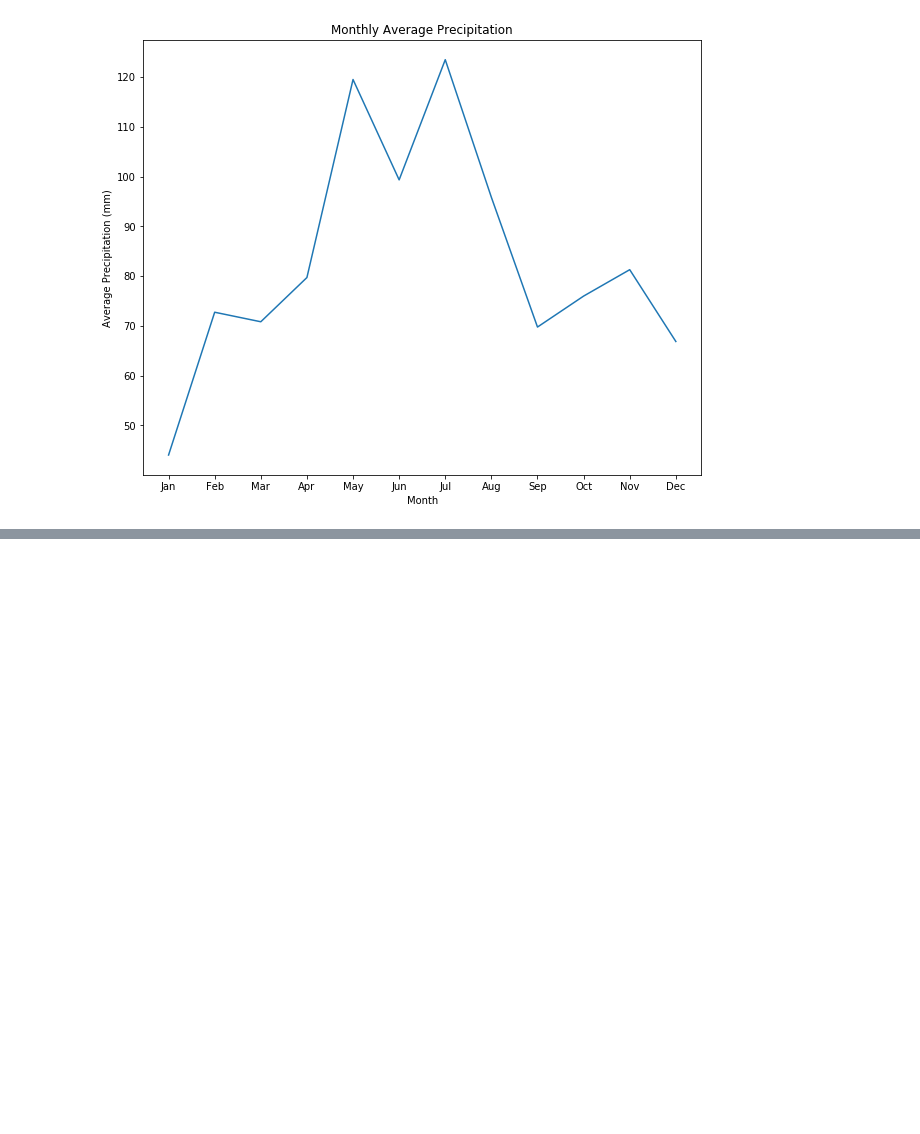
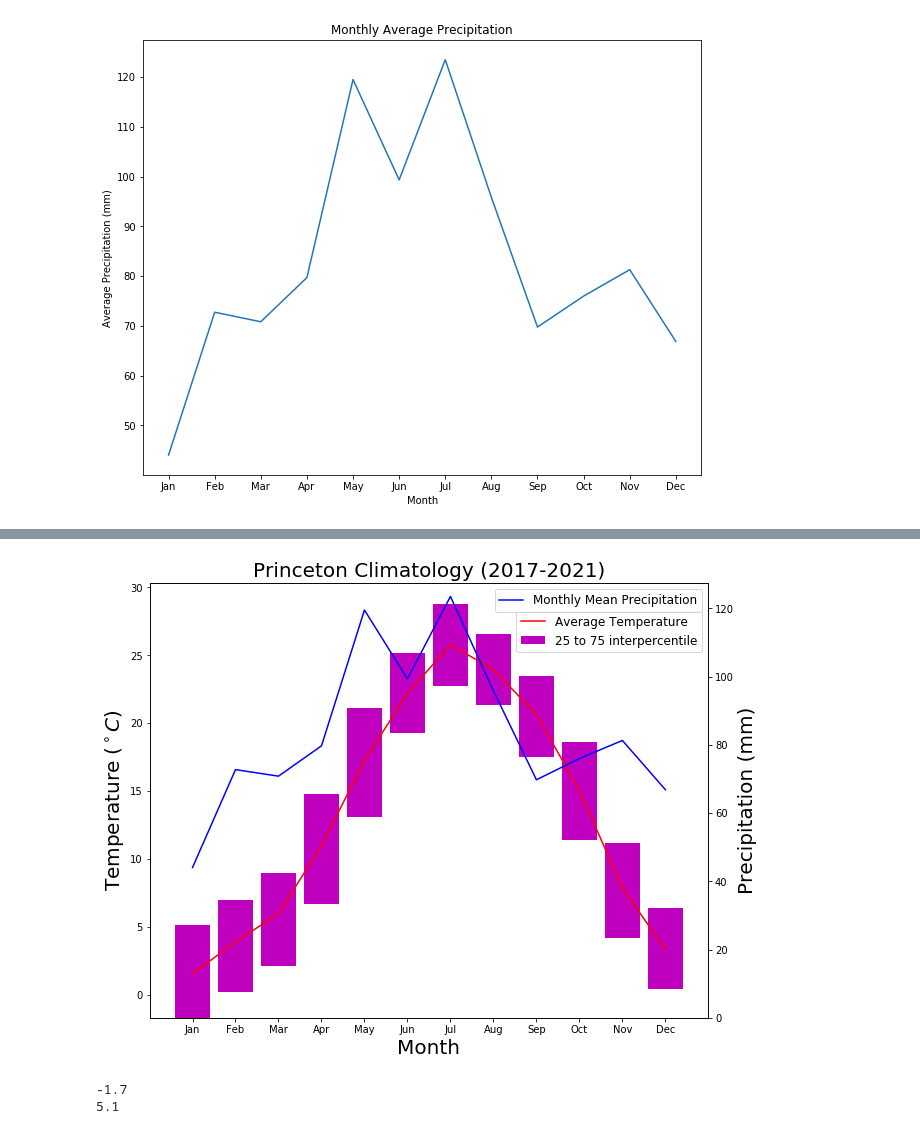
Before and after one commit to zhangt3-e/senior_thesis, a Jupyter notebook: Code/Untitled.ipynb, the cells around one changed output, grey strips where cells are left out. Saved outputs shown, nothing was run; the diff lists cells and outputs as text; code cells hidden in the pictures; blank space fills up the shorter version.

```diff
--- a/Code/Untitled.ipynb
+++ b/Code/Untitled.ipynb
@@ -216,0 +218,19 @@ plt.show()
+# %%
+# Different graph
+fig, ax1 = plt.subplots(figsize = (10, 8))
+ax1.set_xlabel('Month', size = 20)
+ax1.set_ylabel('Temperature ($^\circ C$)', size = 20)
+ax1.plot(months, Average_temperature, color = 'r')
+ax1.bar(months, bottom = temp25 , height = (temp75 - temp25), color = 'm')
+
+ax1.legend(['Average Temperature', '25 to 75 interpercentile'], bbox_to_anchor=(0.5, 0.45, 0.5, 0.5), fontsize= 12)
+ax2 = ax1.twinx()
+ax2.set_ylabel('Precipitation (mm)', size = 20)
+ax2.set_title('Princeton Climatology (2017-2021)', size = 20)
+ax2.plot(months, Average_precipitation, color = 'b')
+ax2.set_ylim(ymin = 0)
+
+ax2.legend(['Monthly Mean Precipitation'], bbox_to_anchor=(0.5, 0.5, 0.5, 0.5), fontsize = 12)
+plt.show()
+# %% [output]
+[figure, added]
@@ -216,0 +263,8 @@ plt.show()
+# %%
+Jan_temp_25 = Jan_temp_perc(1, 31, 3, 25)
+Jan_temp_75 = Jan_temp_perc(1, 31, 3, 75)
+print(Jan_temp_25)
+print(Jan_temp_75)
+# %% [output]
+-1.7
+5.1
```
Also changed, not shown: parts of 11 cells of this notebook, 4 other files.
